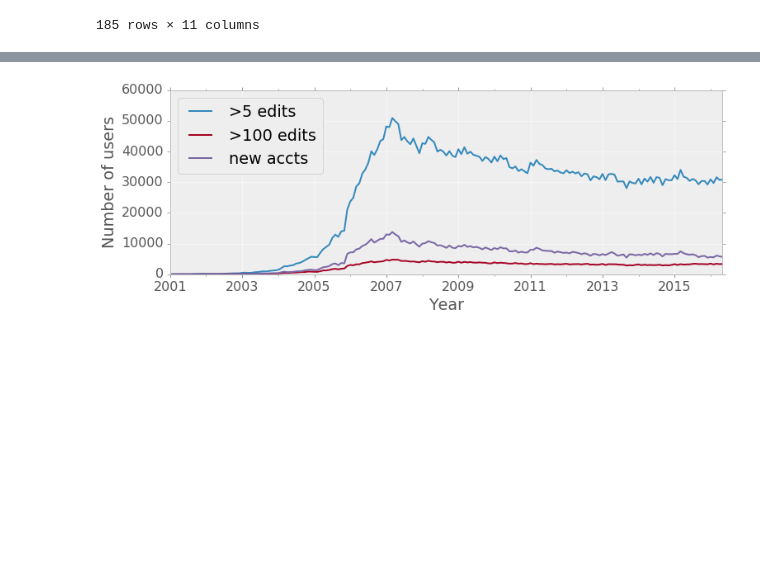
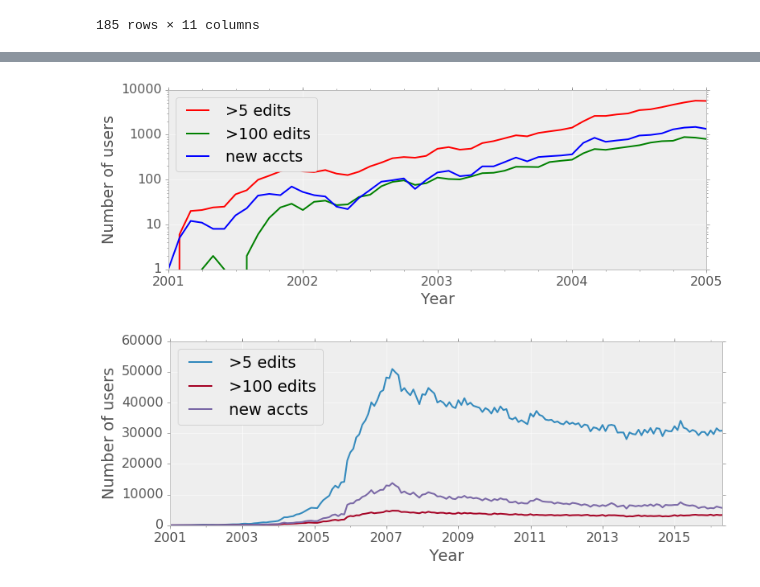
Before and after one commit to staeiou/wiki-stat-notebooks, a Jupyter notebook: wiki_edit_counts.ipynb, the cells around one changed output, grey strips where cells are left out. Cells and saved outputs as stored; diff of their text form; code cells hidden in the pictures; blank space fills up the shorter version.

```diff
--- a/wiki_edit_counts.ipynb
+++ b/wiki_edit_counts.ipynb
@@ -140,0 +135,10 @@ ax3.yaxis.set_major_formatter(ScalarFormatter())
+# %%
+ax1 = counts.plot(x='date',y=['>5 edits','>100 edits','new accts'], figsize=(12,4),
+                  label="Users making >5 edits in a month",color=['r','g','b'],logy=True)
+ax1.set_xlim("2001-01-01","2005-01-01")
+ax1.set_ylim(0,10000)
+ax1.set_xlabel("Year")
+ax1.set_ylabel("Number of users")
+ax1.yaxis.set_major_formatter(ScalarFormatter())
+# %% [output]
+[figure, added]
```
Also changed, not shown: parts of 6 cells of this notebook.
